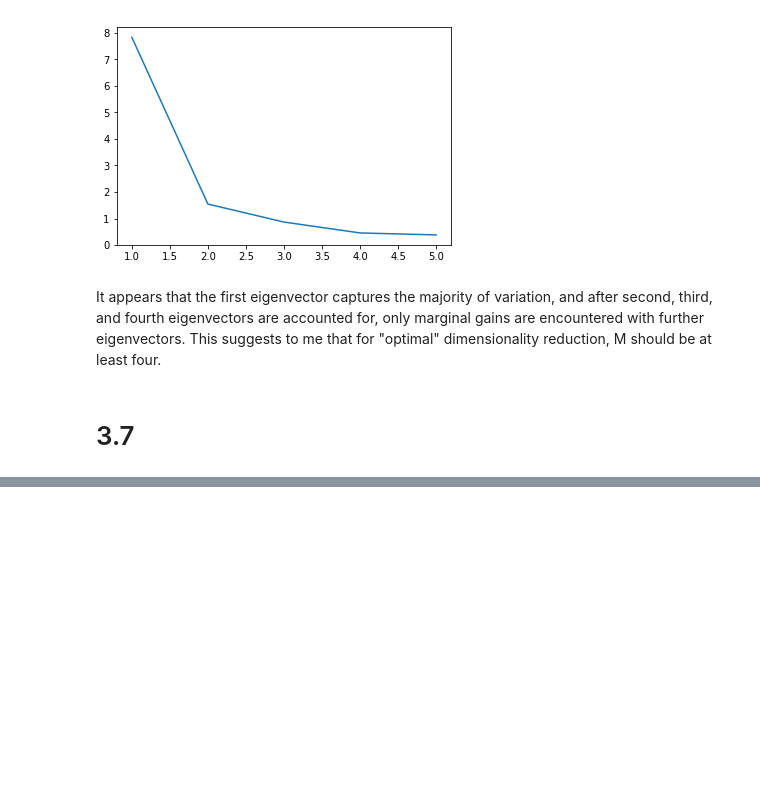
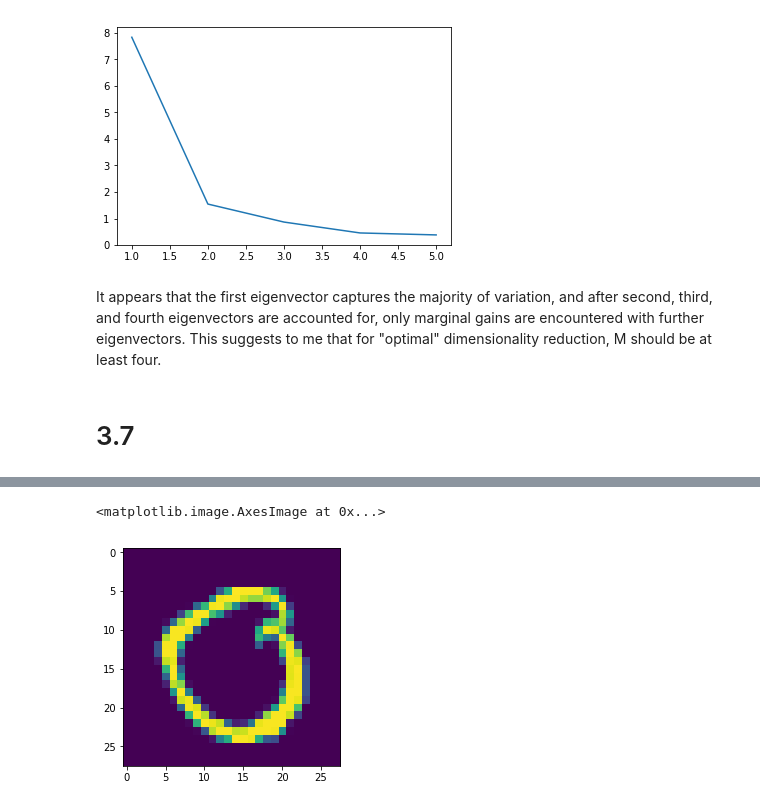
Before and after one commit to WyattGMadden/mathematics_of_machine_learning_group_19, a Jupyter notebook: labs/lab_3/Lab 3 - Wyatt Madden & Dan Crowley.ipynb, the cells around one changed output, grey strips where cells are left out. Cells and saved outputs as stored; diff of their text form; code cells hidden in the pictures; blank space fills up the shorter version.

```diff
--- a/labs/lab_3/Lab 3 - Wyatt Madden & Dan Crowley.ipynb
+++ b/labs/lab_3/Lab 3 - Wyatt Madden & Dan Crowley.ipynb
@@ -191,0 +214,5 @@ g.map(plt.scatter, "x_coord", "y_coord", s = 250)
+# %%
+faceplot(X, 100)
+# %% [output]
+<matplotlib.image.AxesImage at 0x...>
+[figure, added]
```
Also changed, not shown: parts of 17 cells of this notebook, 46 other files.
